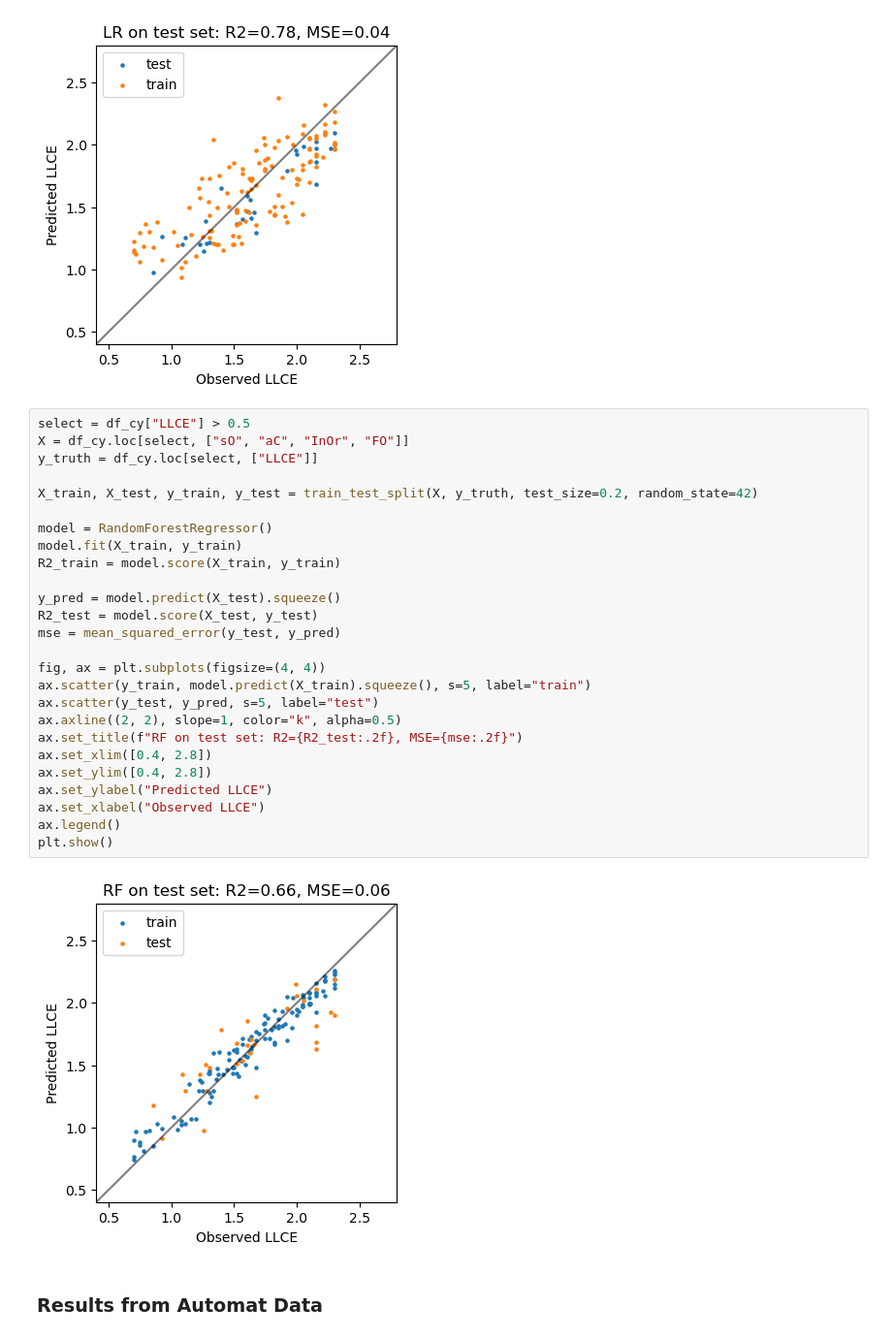
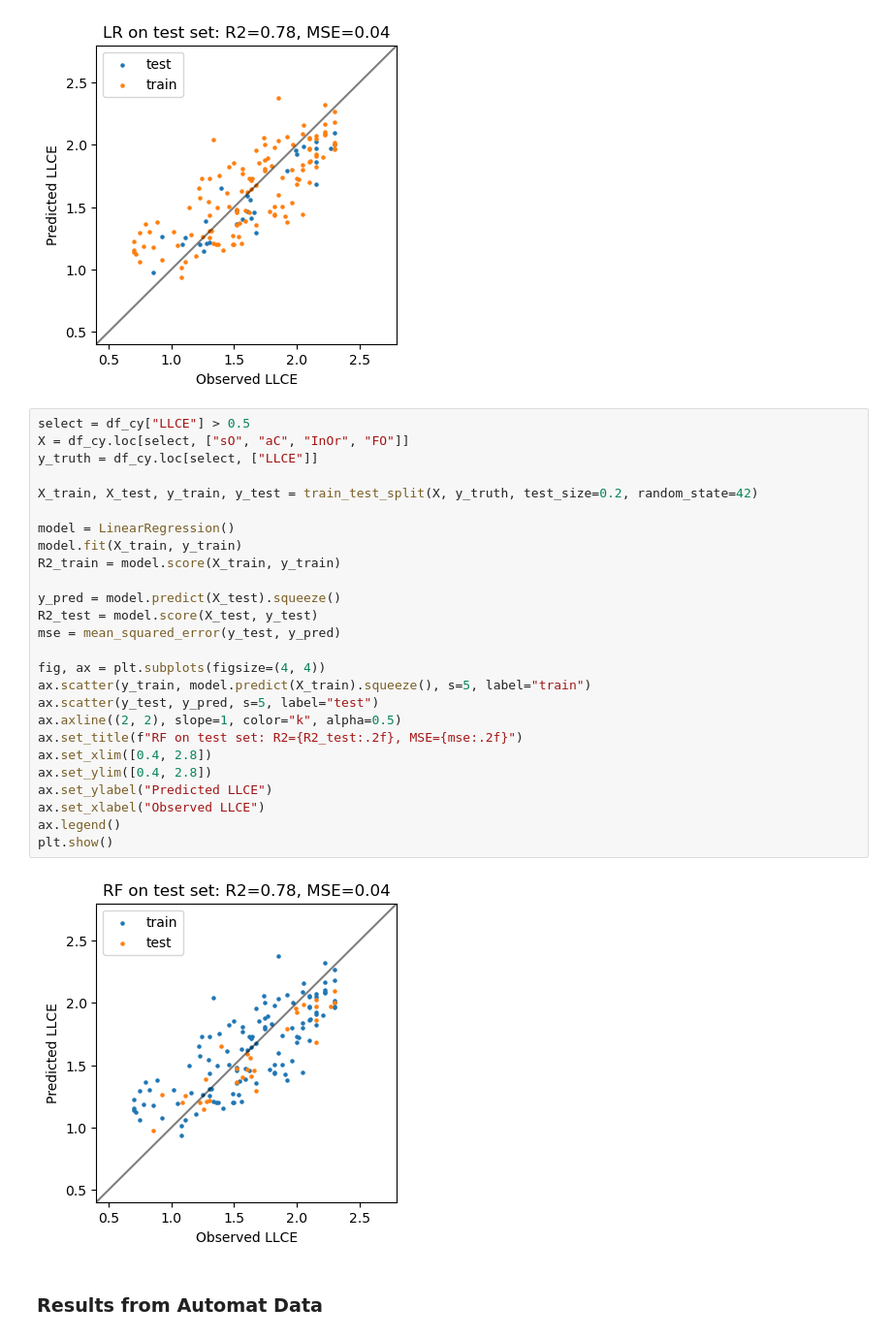
Before and after one commit to zleung9/bo-electrolyte, a Jupyter notebook: notebooks/feature_extraction_elemental_composition.ipynb, the cells around one changed output. Shown at 97% size. Cells and saved outputs as stored; diff of their text form.

```diff
--- a/notebooks/feature_extraction_elemental_composition.ipynb
+++ b/notebooks/feature_extraction_elemental_composition.ipynb
@@ -444,31 +468,31 @@ plt.show()
 # %%
 select = df_cy["LLCE"] > 0.5
 X = df_cy.loc[select, ["sO", "aC", "InOr", "FO"]]
 y_truth = df_cy.loc[select, ["LLCE"]]
 
 X_train, X_test, y_train, y_test = train_test_split(X, y_truth, test_size=0.2, random_state=42)
 
-model = RandomForestRegressor()
+model = LinearRegression()
 model.fit(X_train, y_train)
 R2_train = model.score(X_train, y_train)
 
 y_pred = model.predict(X_test).squeeze()
 R2_test = model.score(X_test, y_test)
 mse = mean_squared_error(y_test, y_pred)
 
 fig, ax = plt.subplots(figsize=(4, 4))
 ax.scatter(y_train, model.predict(X_train).squeeze(), s=5, label="train")
 ax.scatter(y_test, y_pred, s=5, label="test")
 ax.axline((2, 2), slope=1, color="k", alpha=0.5)
 ax.set_title(f"RF on test set: R2={R2_test:.2f}, MSE={mse:.2f}")
 ax.set_xlim([0.4, 2.8])
 ax.set_ylim([0.4, 2.8])
 ax.set_ylabel("Predicted LLCE")
 ax.set_xlabel("Observed LLCE")
 ax.legend()
 plt.show()
 # %% [output]
-[figure, old version]
+[figure, new version]
 # %% [markdown]
 ### Results from Automat Data
 # %%
```
Also changed, not shown: parts of 7 cells of this notebook.
